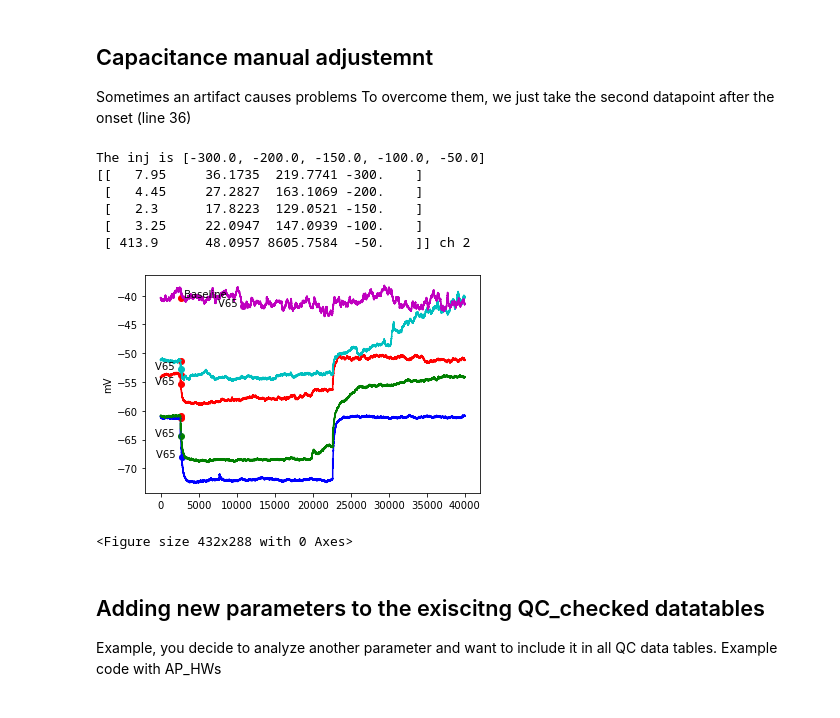
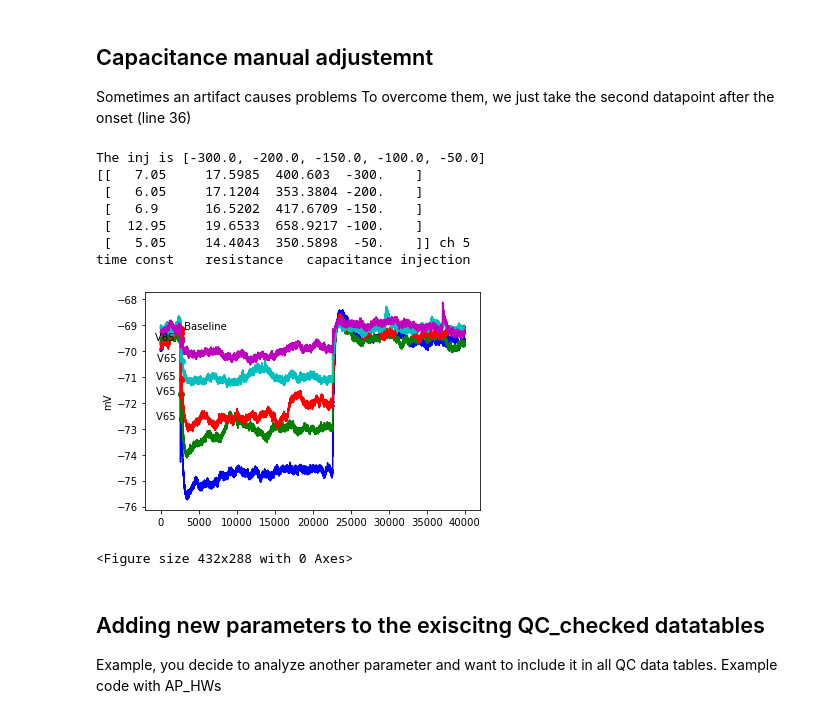
Before and after one commit to verjiniaM/Human-slice-scripts, a Jupyter notebook: manual_fix_notebook_and_some_useful_plots.ipynb, the cells around one changed output. Saved outputs shown, nothing was run; the diff lists cells and outputs as text; code cells hidden in the pictures.

```diff
--- a/manual_fix_notebook_and_some_useful_plots.ipynb
+++ b/manual_fix_notebook_and_some_useful_plots.ipynb
@@ -258,14 +258,14 @@ Sometimes an artifact causes problems
 To overcome them, we just take the second datapoint after the onset (line 36)
 # %%
 human_dir = '/Users/verjim/laptop_D_17.01.2022/Schmitz_lab/data/human/'
-OP = 'OP231109'
-patcher = 'Verji'
+OP = 'OP220127'
+patcher = 'Rosie'
 
 work_dir, filenames, indices_dict, slice_names = sort.get_OP_metadata(human_dir, OP, patcher)
 
-fn = work_dir + '23n09053.abf' #caracterization filename
+fn = work_dir + '22128015.abf' #caracterization filename
 inj = hcf.get_inj_current_steps(fn)
-chans = [2] #
+chans = [5] #
 
 print('The inj is', inj[:5])
 
@@ -309,45 +309,47 @@ for ch in chans:
         param.append(ch_params[i])
 
     print(mc, 'ch', str(ch))
+    print('time const', '   resistance  ', 'capacitance', 'injection')
 
 clrs = ["b", "g", "r", "c", "m", "y", "#FF4500", "#800080"]
 
 end_fn = fn.rfind('/') +1
 
 tau_all, capacitance_all, mcs, V65s = tau_all, capacitance_all, mc_all, V65_all
 for n, ch in enumerate(chans):
     key = 'Ch' + str(ch)
     ch_data = charact_data[key][0]
 
     fig = plt.figure()
     for i in range(0,5):
         swp = list(ch_data[:,i])
         bl = np.median(ch_data[0:onset-60,i])
         if list(filter(lambda ii: ii < V65s[n][i], swp)) == []:
             print("No hyperpolarization fig for " + fn[end_fn:-4] + key)
         else:
             res = list(filter(lambda ii: ii < V65s[n][i], swp))[1] #takes the first value in swp < V65
             tau65 = swp.index(res) #index of res
             tc = tau65 - onset
             plt.plot(ch_data[:,i], c = clrs[i])
             plt.scatter(onset + tc, V65s[n][i], c=clrs[i])
             plt.annotate('V65  ', (onset + tc, V65s[n][i]), horizontalalignment='right')
             plt.scatter(onset, bl, c='r')
             plt.ylabel('mV')
     plt.annotate(' Baseline', (onset, bl))
     fig.patch.set_facecolor('white')
 
     dir_onset = work_dir + '/plots/Onset/'
     plt.show()
     plt.savefig(dir_onset + '/Char_onset_plot_' + fn[end_fn:-4]+'_'+ key + '.png')
 # %% [output]
 The inj is [-300.0, -200.0, -150.0, -100.0, -50.0]
-[[   7.95     36.1735  219.7741 -300.    ]
- [   4.45     27.2827  163.1069 -200.    ]
- [   2.3      17.8223  129.0521 -150.    ]
- [   3.25     22.0947  147.0939 -100.    ]
- [ 413.9      48.0957 8605.7584  -50.    ]] ch 2
+[[   7.05     17.5985  400.603  -300.    ]
+ [   6.05     17.1204  353.3804 -200.    ]
+ [   6.9      16.5202  417.6709 -150.    ]
+ [  12.95     19.6533  658.9217 -100.    ]
+ [   5.05     14.4043  350.5898  -50.    ]] ch 5
+time const    resistance   capacitance injection
-[figure, old version]
+[figure, new version]
 <Figure size 432x288 with 0 Axes>
 # %% [markdown]
 ## Adding new parameters to the exiscitng QC_checked datatables  <a name= "3">
```
Also changed, not shown: parts of 2 cells of this notebook, 4 other files.
